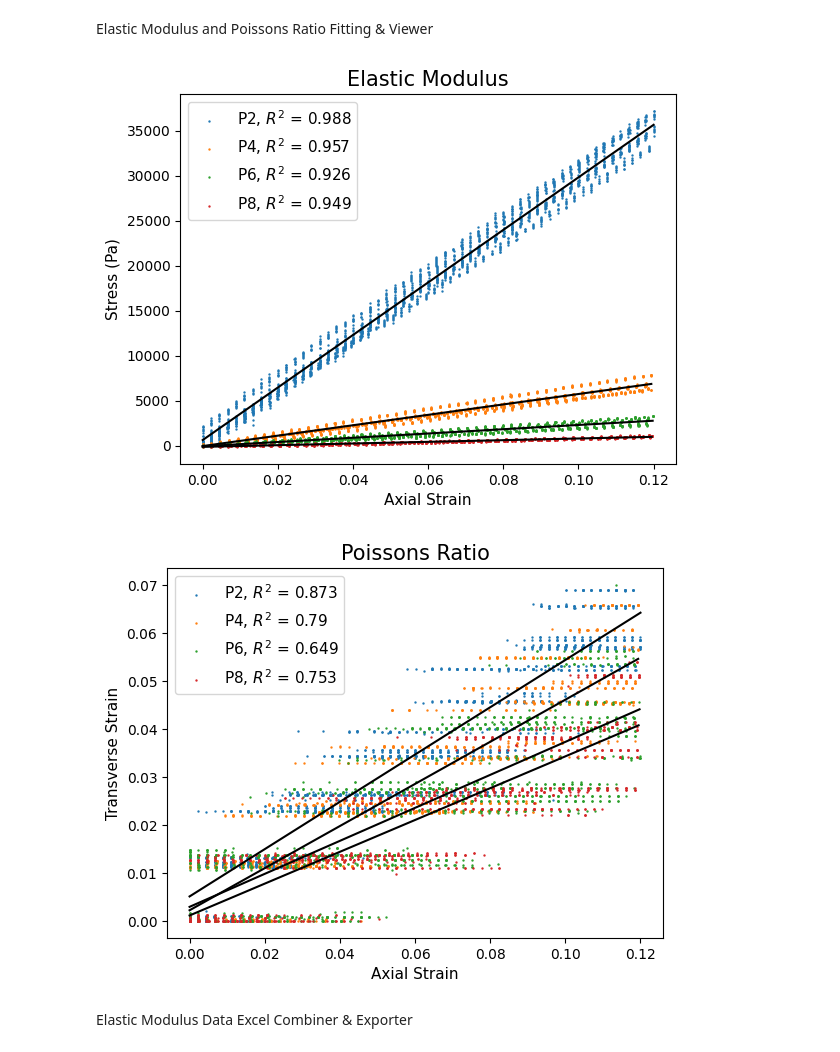
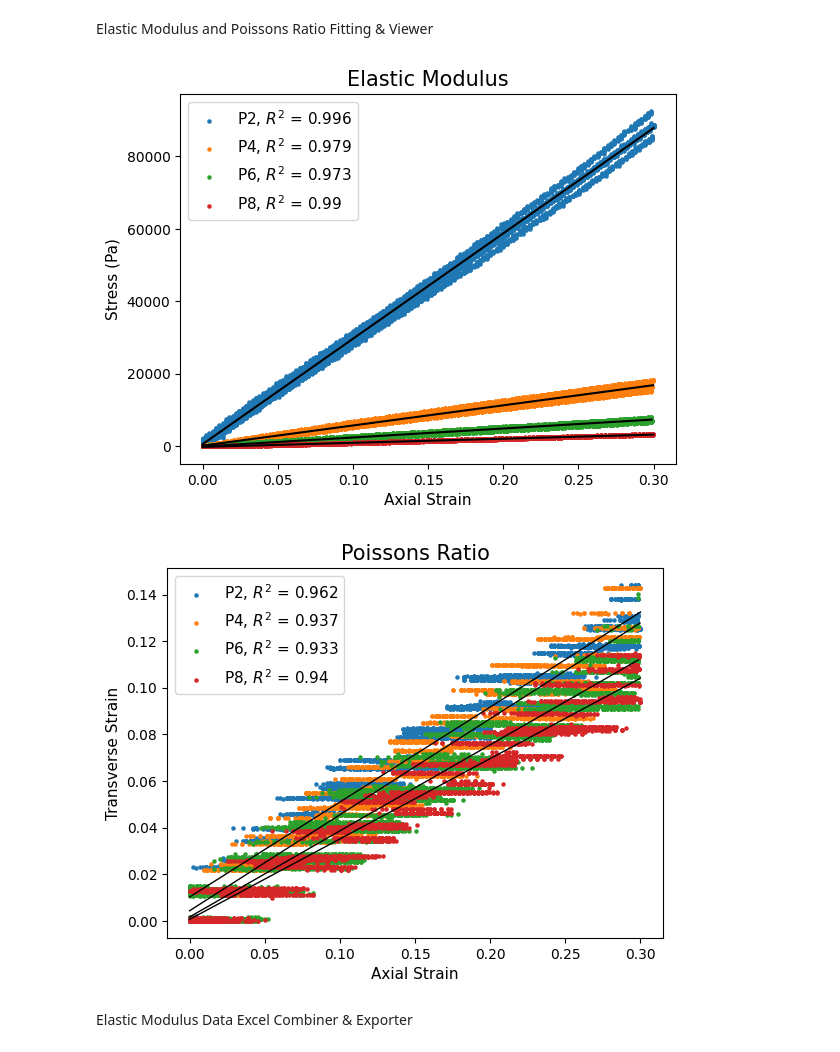
Before and after one commit to TheDuckenEngineer/PVC-Tensile-Experiment, a Jupyter notebook: Elastic and Hyperelastic fitting.ipynb, the cells around one changed output. Drawn from its saved outputs; the diff is of its cells as text; code cells hidden in the pictures.

```diff
--- a/Elastic and Hyperelastic fitting.ipynb
+++ b/Elastic and Hyperelastic fitting.ipynb
@@ -19,7 +19,7 @@ df = pd.DataFrame(columns = ["Plasticizer", "Elastic Modulus (Pa)", "Poissons Ra
 i = 0
 
 # plot parameters
-markerSize = 0.5
+markerSize = 5
 titleSize = 15
 axisSize = 11
 legendSize = 11
@@ -31,39 +31,39 @@ for plastiRatio in ['P2', 'P4', 'P6', 'P8']:
     _, axStrain, _, transStrain, stress = InstronDataCompile('Elastic Data', plastiRatio)
 
     # define the elastic region
-    elasRegion = np.where(axStrain < 0.12)
+    elasRegion = np.where(axStrain < 0.30)
 
     # curve fit the elastic region.
     xfit = np.linspace(axStrain[elasRegion][0], axStrain[elasRegion][-1])
     poptE, pcovE = curve_fit(LinearFit, axStrain[elasRegion], stress[elasRegion]*1e6)
     poptP, pcovP = curve_fit(LinearFit, axStrain[elasRegion], transStrain[elasRegion])
 
     # plot engineering stress vs strain
     plt.figure(0)
     plt.scatter(axStrain[elasRegion], stress[elasRegion]*1e6, s = markerSize, label = f'{plastiRatio}, $R^2$ = {np.round(RSquared(stress[elasRegion]*1e6, LinearFit(axStrain[elasRegion], poptE[0], poptE[1])), 3)}')
     plt.plot(xfit, LinearFit(xfit, poptE[0], poptE[1]), 'black')
     plt.xlabel('Axial Strain', fontsize = axisSize)
     plt.ylabel('Stress (Pa)', fontsize = axisSize)
     plt.title(f'Elastic Modulus', fontsize = titleSize)
     plt.legend(fontsize = legendSize)
 
     # plot poissons ratio
     plt.figure(1)
     plt.scatter(axStrain[elasRegion], transStrain[elasRegion], s = markerSize, label = f'{plastiRatio}, $R^2$ = {np.round(RSquared(transStrain[elasRegion], LinearFit(axStrain[elasRegion], poptP[0], poptP[1])), 3)}')
-    plt.plot(xfit, LinearFit(xfit, poptP[0], poptP[1]), 'black')
+    plt.plot(xfit, LinearFit(xfit, poptP[0], poptP[1]), 'black', linewidth = 1)
     plt.xlabel('Axial Strain', fontsize = axisSize)
     plt.ylabel('Transverse Strain', fontsize = axisSize)
     plt.title(f'Poissons Ratio', fontsize = titleSize)
     plt.legend(fontsize = legendSize)
 
     df.loc[i] = [plastiRatio, poptE[0], poptP[0], poptE[0]/2/(1 - 2*poptP[0])]
     i = i + 1
 plt.show()
 
 # df.to_csv(f"Data/PVC Gel Material Parameters.csv", sep = ',', header = True, index = False)
 # %% [output]
-[figure, old version]
+[figure, new version]
-[figure, old version]
+[figure, new version]
 # %% [markdown]
 Elastic Modulus Data Excel Combiner & Exporter
 # %%
```
Also changed, not shown: parts of 3 cells of this notebook, 1 other file.
